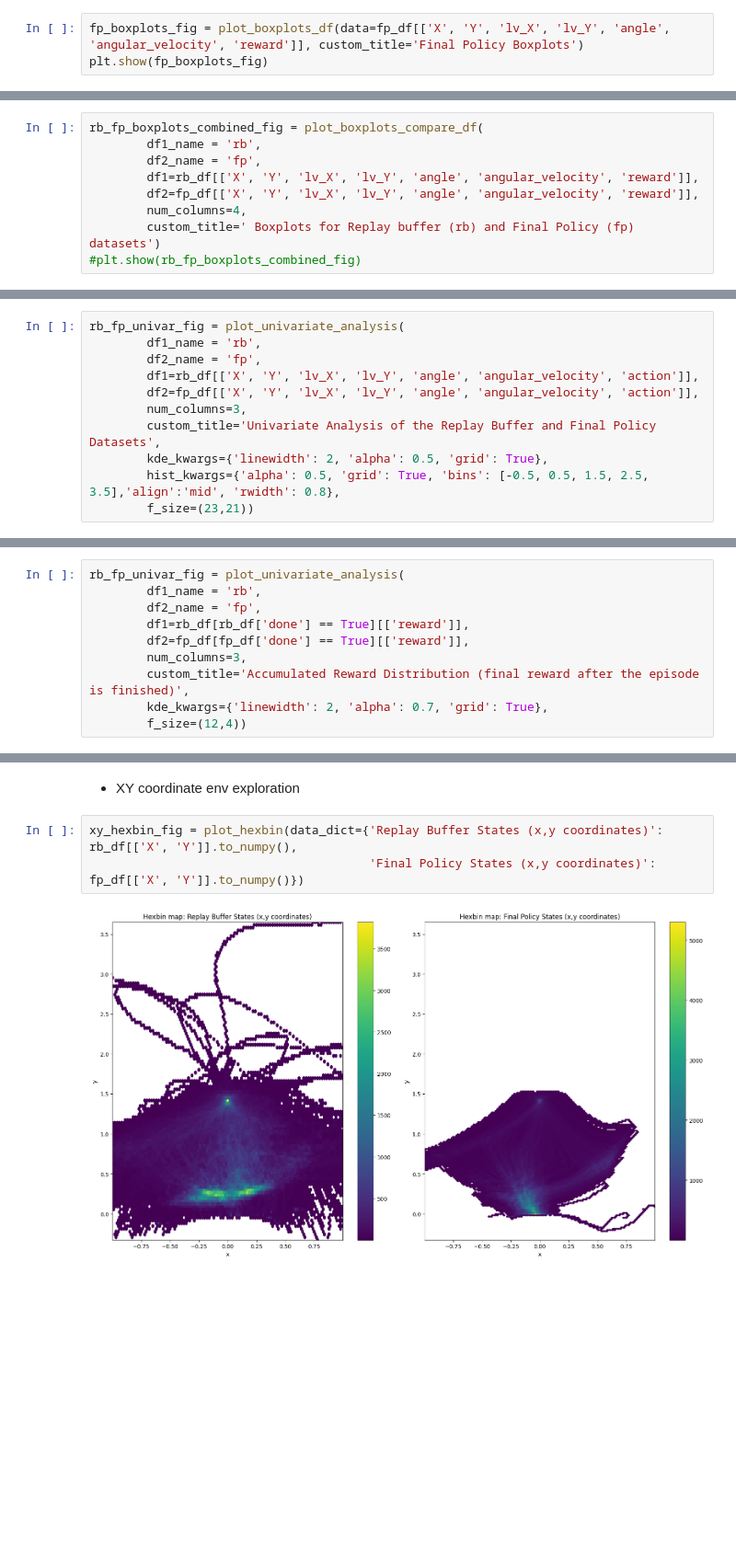
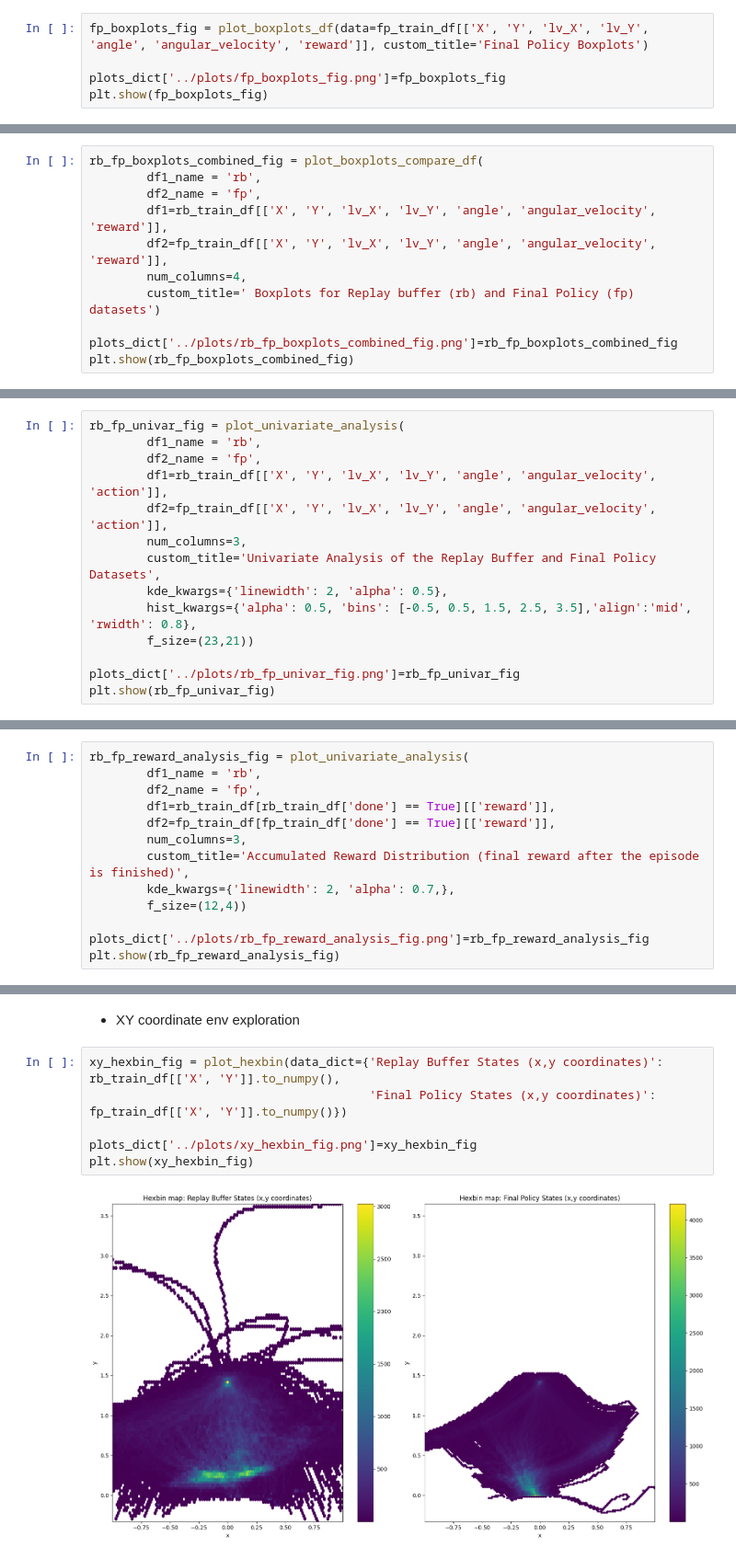
Before and after one commit to andonov16/Offline_RL_BSc_Thesis, a Jupyter notebook: notebooks/data_exploration.ipynb, the cells around one changed output, grey strips where cells are left out. Shown at 92% size. Drawn from its saved outputs; the diff is of its cells as text; blank space fills up the shorter version.

```diff
--- a/notebooks/data_exploration.ipynb
+++ b/notebooks/data_exploration.ipynb
@@ -148,4 +121,6 @@ fp_df.describe()
 # %%
-fp_boxplots_fig = plot_boxplots_df(data=fp_df[['X', 'Y', 'lv_X', 'lv_Y', 'angle', 'angular_velocity', 'reward']], custom_title='Final Policy Boxplots')
+fp_boxplots_fig = plot_boxplots_df(data=fp_train_df[['X', 'Y', 'lv_X', 'lv_Y', 'angle', 'angular_velocity', 'reward']], custom_title='Final Policy Boxplots')
+
+plots_dict['../plots/fp_boxplots_fig.png']=fp_boxplots_fig
 plt.show(fp_boxplots_fig)
 # %% [output]
@@ -154,9 +129,11 @@ plt.show(fp_boxplots_fig)
 rb_fp_boxplots_combined_fig = plot_boxplots_compare_df(
         df1_name = 'rb',
         df2_name = 'fp',
-        df1=rb_df[['X', 'Y', 'lv_X', 'lv_Y', 'angle', 'angular_velocity', 'reward']],
-        df2=fp_df[['X', 'Y', 'lv_X', 'lv_Y', 'angle', 'angular_velocity', 'reward']],
+        df1=rb_train_df[['X', 'Y', 'lv_X', 'lv_Y', 'angle', 'angular_velocity', 'reward']],
+        df2=fp_train_df[['X', 'Y', 'lv_X', 'lv_Y', 'angle', 'angular_velocity', 'reward']],
         num_columns=4,
         custom_title=' Boxplots for Replay buffer (rb) and Final Policy (fp) datasets')
-#plt.show(rb_fp_boxplots_combined_fig)
+
+plots_dict['../plots/rb_fp_boxplots_combined_fig.png']=rb_fp_boxplots_combined_fig
+plt.show(rb_fp_boxplots_combined_fig)
 # %% [output]
@@ -167,11 +144,14 @@ rb_fp_boxplots_combined_fig = plot_boxplots_compare_df(
 rb_fp_univar_fig = plot_univariate_analysis(
         df1_name = 'rb',
         df2_name = 'fp',
-        df1=rb_df[['X', 'Y', 'lv_X', 'lv_Y', 'angle', 'angular_velocity', 'action']],
-        df2=fp_df[['X', 'Y', 'lv_X', 'lv_Y', 'angle', 'angular_velocity', 'action']],
+        df1=rb_train_df[['X', 'Y', 'lv_X', 'lv_Y', 'angle', 'angular_velocity', 'action']],
+        df2=fp_train_df[['X', 'Y', 'lv_X', 'lv_Y', 'angle', 'angular_velocity', 'action']],
         num_columns=3,
         custom_title='Univariate Analysis of the Replay Buffer and Final Policy Datasets',
-        kde_kwargs={'linewidth': 2, 'alpha': 0.5, 'grid': True},
-        hist_kwargs={'alpha': 0.5, 'grid': True, 'bins': [-0.5, 0.5, 1.5, 2.5, 3.5],'align':'mid', 'rwidth': 0.8},
+        kde_kwargs={'linewidth': 2, 'alpha': 0.5},
+        hist_kwargs={'alpha': 0.5, 'bins': [-0.5, 0.5, 1.5, 2.5, 3.5],'align':'mid', 'rwidth': 0.8},
         f_size=(23,21))
+
+plots_dict['../plots/rb_fp_univar_fig.png']=rb_fp_univar_fig
+plt.show(rb_fp_univar_fig)
 # %% [output]
@@ -179,11 +159,14 @@ rb_fp_univar_fig = plot_univariate_analysis(
 # %%
-rb_fp_univar_fig = plot_univariate_analysis(
+rb_fp_reward_analysis_fig = plot_univariate_analysis(
         df1_name = 'rb',
         df2_name = 'fp',
-        df1=rb_df[rb_df['done'] == True][['reward']],
-        df2=fp_df[fp_df['done'] == True][['reward']],
+        df1=rb_train_df[rb_train_df['done'] == True][['reward']],
+        df2=fp_train_df[fp_train_df['done'] == True][['reward']],
         num_columns=3,
         custom_title='Accumulated Reward Distribution (final reward after the episode is finished)',
-        kde_kwargs={'linewidth': 2, 'alpha': 0.7, 'grid': True},
+        kde_kwargs={'linewidth': 2, 'alpha': 0.7,},
         f_size=(12,4))
+
+plots_dict['../plots/rb_fp_reward_analysis_fig.png']=rb_fp_reward_analysis_fig
+plt.show(rb_fp_reward_analysis_fig)
 # %% [output]
@@ -193,7 +176,10 @@ rb_fp_univar_fig = plot_univariate_analysis(
 # %% [markdown]
 * XY coordinate env exploration
 # %%
-xy_hexbin_fig = plot_hexbin(data_dict={'Replay Buffer States (x,y coordinates)': rb_df[['X', 'Y']].to_numpy(),
-                                       'Final Policy States (x,y coordinates)': fp_df[['X', 'Y']].to_numpy()})
+xy_hexbin_fig = plot_hexbin(data_dict={'Replay Buffer States (x,y coordinates)': rb_train_df[['X', 'Y']].to_numpy(),
+                                       'Final Policy States (x,y coordinates)': fp_train_df[['X', 'Y']].to_numpy()})
+
+plots_dict['../plots/xy_hexbin_fig.png']=xy_hexbin_fig
+plt.show(xy_hexbin_fig)
 # %% [output]
-[figure, old version]
+[figure, new version]
```
Also changed, not shown: parts of 31 cells of this notebook, 39 other files.
